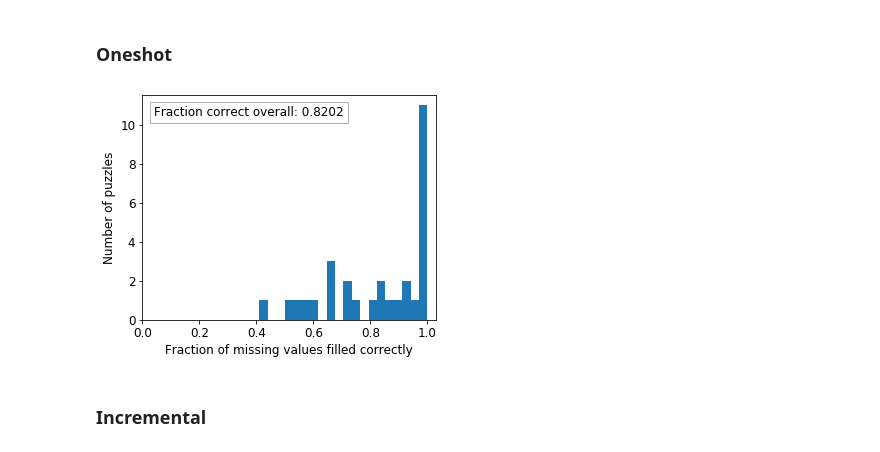
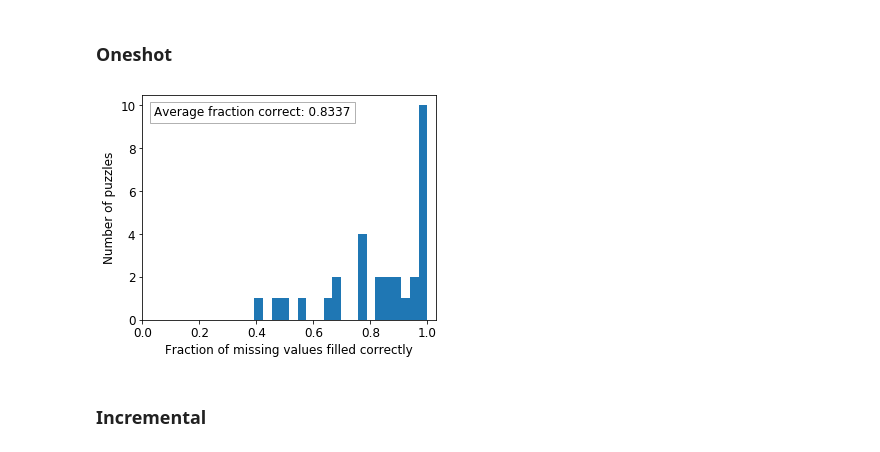
Before and after one commit to ostrokach/proteinsolver, a Jupyter notebook: notebooks/06_sudoku_analysis.ipynb, the cells around one changed output. Cells and saved outputs as stored; diff of their text form; code cells hidden in the pictures.

```diff
--- a/notebooks/06_sudoku_analysis.ipynb
+++ b/notebooks/06_sudoku_analysis.ipynb
@@ -164,8 +153,8 @@ device(type='cuda', index=0)
 # %%
 state_files = sorted(
     Path("sudoku_train").joinpath(UNIQUE_ID).glob("*.state"),
-    key=lambda s: int(s.name.split("-")[2].strip("d")),
+    key=lambda s: (int(s.stem.split("-")[3].strip("amv")), int(s.stem.split("-")[2].strip("d"))),
 )
 
-state_files
+state_files[-5:]
 # %% [output]
@@ -176,4 +163,4 @@ state_files
 # %%
-state_file = state_files[-1]
+state_file = state_files[-2]
 state_file
 # %% [output]
@@ -183,7 +170,7 @@ net = Net(
     x_input_size=13, adj_input_size=3, hidden_size=162, output_size=9, batch_size=8
 ).to(device)
 
-net.load_state_dict(torch.load(state_file))
+net.load_state_dict(torch.load(state_file, map_location=device))
 net.eval()
 net = net.to(device)
 # %% [markdown]
@@ -191,8 +178,7 @@ net = net.to(device)
 # %% [markdown]
 ### Oneshot
 # %%
-datasets["sudoku_valid_0"].reset()
-edge_attr = datasets["sudoku_valid_0"][0].edge_attr.to(device)
+edge_attr = next(iter(datasets["sudoku_valid_0"])).edge_attr.to(device)
 # %%
 results = []
 for data in datasets["sudoku_test"]:
@@ -208,23 +194,23 @@ oneshot_results_df = pd.DataFrame(results)
 # %%
 xlim = (0, 1.03)
 textstr = """\
-Fraction correct overall: {:.4f}
+Average fraction correct: {:.4f}
 """.format(
-    oneshot_results_df["num_correct"].sum() / oneshot_results_df["num_total"].sum()
+    (oneshot_results_df["num_correct"] / oneshot_results_df["num_total"]).mean()
 ).strip()
 props = dict(facecolor="white", alpha=0.3)
 
 fg, ax = plt.subplots(figsize=(5, 4))
 data = oneshot_results_df["fraction_correct"]
 assert data.min() >= xlim[0] and data.max() <= xlim[1]
 ax.hist(data, bins=20)
 ax.set_ylabel("Number of puzzles")
 ax.set_xlabel("Fraction of missing values filled correctly")
 ax.set_xlim(*xlim)
 #     ax.set_ylim(0, 5)
 # ax.set_title("Test - Oneshot")
 ax.text(0.04, 0.95, textstr, transform=ax.transAxes, fontsize="medium", verticalalignment="top", bbox=props)
 fg.tight_layout()
-fg.savefig(NOTEBOOK_PATH / "test-oneshot.svg")
+fg.savefig(NOTEBOOK_PATH / f"{UNIQUE_ID}-test-oneshot.svg")
 # %% [output]
-[figure, old version]
+[figure, new version]
```
Also changed, not shown: parts of 47 cells of this notebook, 1 other file.
